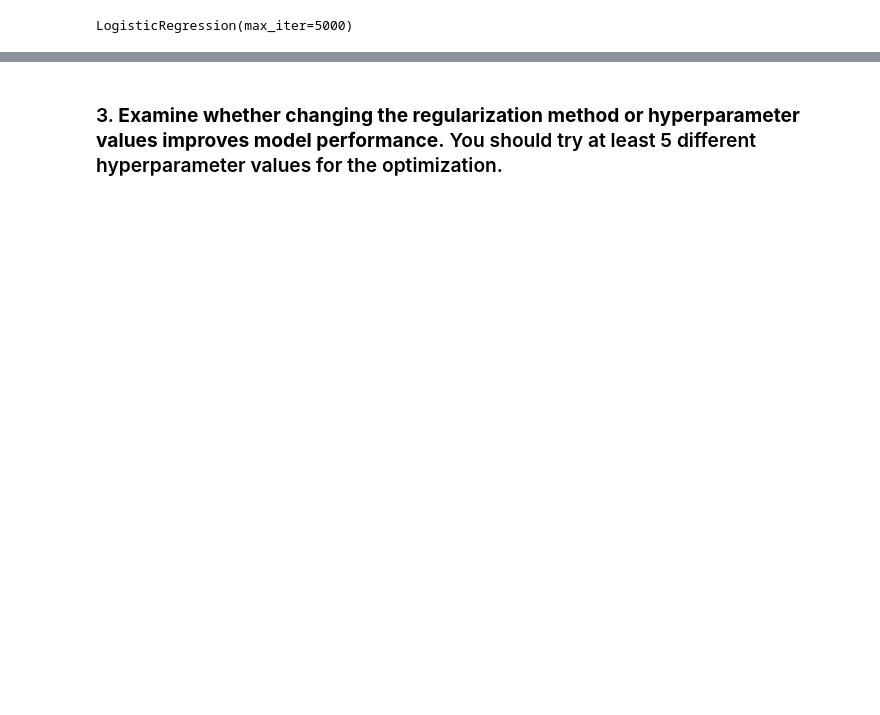
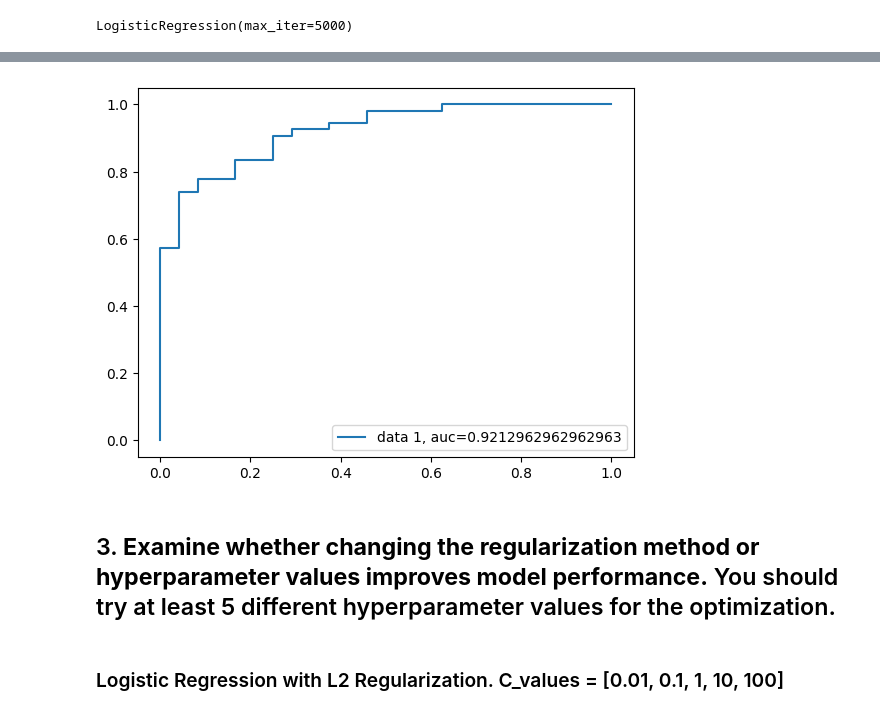
Before and after one commit to Nirmal-Adhikari-hub/AI_Introduction_sem1, a Jupyter notebook: problem_2.ipynb, the cells around one changed output, grey strips where cells are left out. Cells and saved outputs as stored; diff of their text form; code cells hidden in the pictures; blank space fills up the shorter version.

```diff
--- a/problem_2.ipynb
+++ b/problem_2.ipynb
@@ -78,0 +99,9 @@ LogisticRegression(max_iter=5000)
+# %%
+from sklearn.preprocessing import StandardScaler
+scaler = StandardScaler()
+
+scaler.fit(X_train)
+X_train_scaled = scaler.transform(X_train)
+X_test_scaled = scaler.transform(X_test)
+# %%
+logreg_scaled = LogisticRegression(max_iter=5000)
@@ -79,2 +118,13 @@ LogisticRegression(max_iter=5000)
+# %%
+y_pred_proba_with_scaling = logreg_scaled.predict_proba(X_test_scaled)[::,1]
+fpr_s, tpr_s, thresholds_s = metrics.roc_curve(y_test, y_pred_proba_with_scaling)
+auc = metrics.roc_auc_score(y_test, y_pred_proba_with_scaling)
+plt.plot(fpr_s, tpr_s, label="data 1, auc="+str(auc))
+plt.legend(loc=4)
+plt.show()
+# %% [output]
+[figure, added]
 # %% [markdown]
-### 3. **Examine whether changing the regularization method or hyperparameter values improves model performance.** You should try at least 5 different hyperparameter values for the optimization.
+## 3. **Examine whether changing the regularization method or hyperparameter values improves model performance.** You should try at least 5 different hyperparameter values for the optimization.
+# %% [markdown]
+### Logistic Regression with L2 Regularization. C_values = [0.01, 0.1, 1, 10, 100]
```
Also changed, not shown: parts of 15 cells of this notebook, 2 other files.
